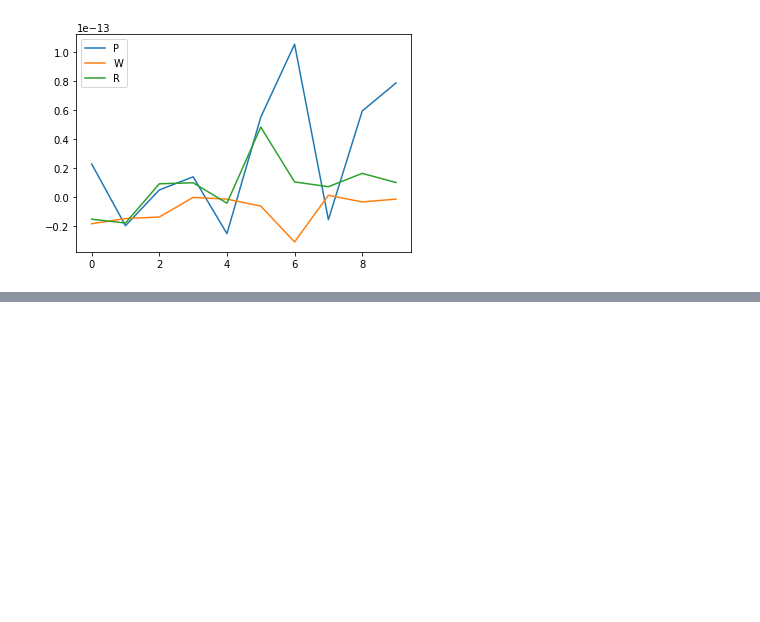
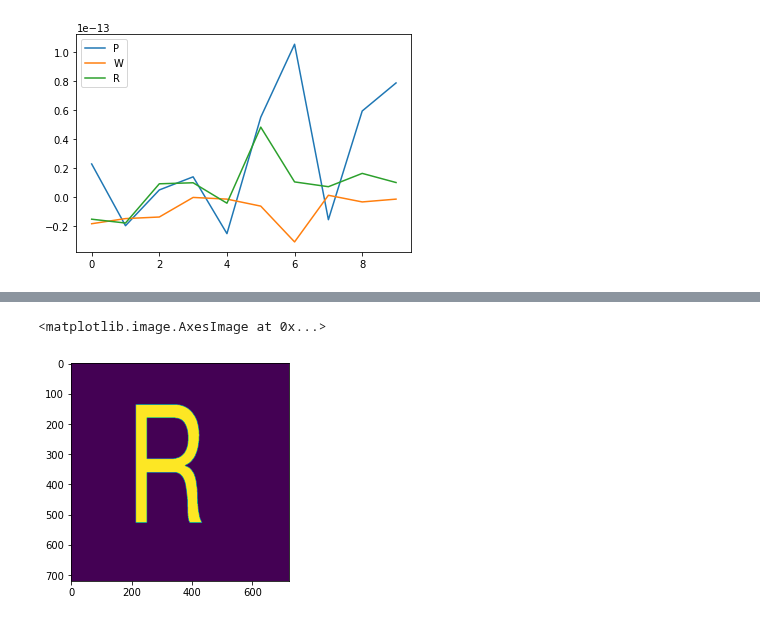
Before and after one commit to oscarteeninga/Metody-Rozpoznawania-Obrazow, a Jupyter notebook: lab1/lab1.ipynb, the cells around one changed output, grey strips where cells are left out. Cells and saved outputs as stored; diff of their text form; code cells hidden in the pictures; blank space fills up the shorter version.

```diff
--- a/lab1/lab1.ipynb
+++ b/lab1/lab1.ipynb
@@ -114,0 +183,5 @@ dfs[5].plot()
+# %%
+plt.imshow(R_scaled[0])
+# %% [output]
+<matplotlib.image.AxesImage at 0x...>
+[figure, added]
```
Also changed, not shown: parts of 31 cells of this notebook, 3 other files.
